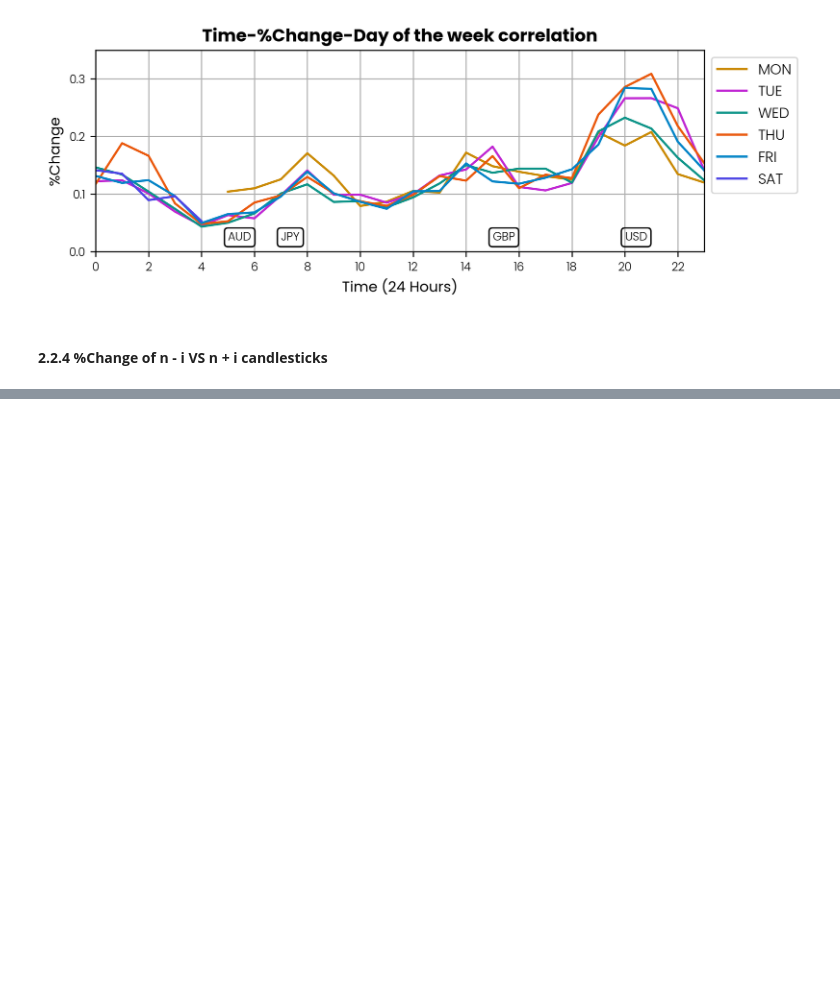
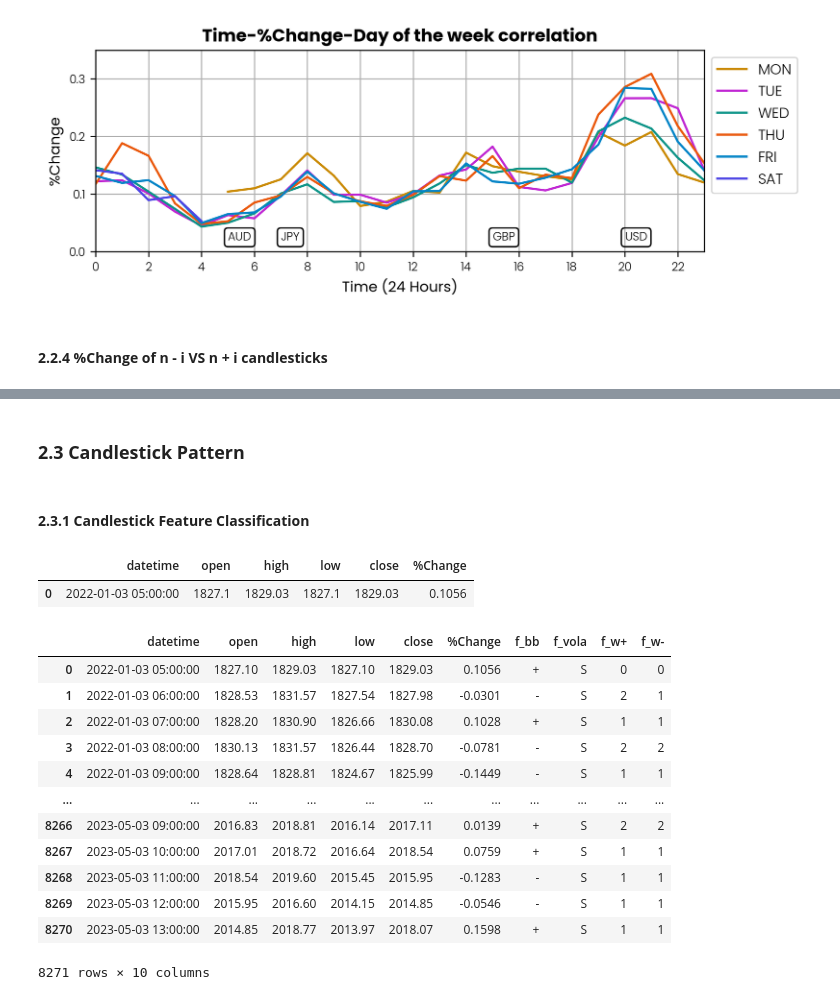
Before and after one commit to Pinkshepz/Enterprise, a Jupyter notebook: 03_Analytics/analytics.ipynb, the cells around one changed output, grey strips where cells are left out. Saved outputs shown, nothing was run; the diff lists cells and outputs as text; code cells hidden in the pictures; blank space fills up the shorter version.

```diff
--- a/03_Analytics/analytics.ipynb
+++ b/03_Analytics/analytics.ipynb
@@ -377,0 +421,48 @@ plt.subplots_adjust(right=1.5)
+# %% [markdown]
+### **2.3 Candlestick Pattern**
+# %% [markdown]
+#### **2.3.1 Candlestick Feature Classification**
+# %%
+DF_XAUUSD.head(1)
+# %% [output]
+|  | datetime | open | high | low | close | %Change |
+| 0 | 2022-01-03 05:00:00 | 1827.1 | 1829.03 | 1827.1 | 1829.03 | 0.1056 |
+# %%
+# implement features
+DFX_XAUUSD = DF_XAUUSD.iloc[:, :]
+
+## 1. bullish = +, bearish = -
+DFX_XAUUSD['f_bb'] = DFX_XAUUSD['%Change'].apply(lambda x: '+' if x >= 0 else '-')
+
+## 2. %volatility S M L XL
+vola_bins = [0, 0.25, 0.50, 1.00, np.inf]
+vola_labels = ['S', 'M', 'L', 'XL']
+
+DFX_XAUUSD['f_vola'] = pd.cut(abs(DFX_XAUUSD['%Change']), bins=vola_bins, labels=vola_labels)
+
+## 3. wick patterns
+wick_bins = [-1, 0, 1, np.inf]
+wick_labels = [0, 1, 2]
+f_candle = DFX_XAUUSD[['open', 'high', 'low', 'close']].apply(lambda x: sorted(x)[2] - sorted(x)[1], axis=1)
+DFX_XAUUSD['f_w+'] = pd.cut(DFX_XAUUSD[['open', 'high', 'low', 'close']].apply(
+    lambda x: sorted(x)[3] - sorted(x)[2], axis=1) / f_candle,
+    bins=wick_bins, labels=wick_labels)
+DFX_XAUUSD['f_w-'] = pd.cut(DFX_XAUUSD[['open', 'high', 'low', 'close']].apply(
+    lambda x: sorted(x)[1] - sorted(x)[0], axis=1) / f_candle,
+    bins=wick_bins, labels=wick_labels)
+
+DFX_XAUUSD
+# %% [output]
+|  | datetime | open | high | low | close | %Change | f_bb | f_vola | f_w+ | f_w- |
+| 0 | 2022-01-03 05:00:00 | 1827.10 | 1829.03 | 1827.10 | 1829.03 | 0.1056 | + | S | 0 | 0 |
+| 1 | 2022-01-03 06:00:00 | 1828.53 | 1831.57 | 1827.54 | 1827.98 | -0.0301 | - | S | 2 | 1 |
+| 2 | 2022-01-03 07:00:00 | 1828.20 | 1830.90 | 1826.66 | 1830.08 | 0.1028 | + | S | 1 | 1 |
+| 3 | 2022-01-03 08:00:00 | 1830.13 | 1831.57 | 1826.44 | 1828.70 | -0.0781 | - | S | 2 | 2 |
+| 4 | 2022-01-03 09:00:00 | 1828.64 | 1828.81 | 1824.67 | 1825.99 | -0.1449 | - | S | 1 | 1 |
+| ... | ... | ... | ... | ... | ... | ... | ... | ... | ... | ... |
+| 8266 | 2023-05-03 09:00:00 | 2016.83 | 2018.81 | 2016.14 | 2017.11 | 0.0139 | + | S | 2 | 2 |
+| 8267 | 2023-05-03 10:00:00 | 2017.01 | 2018.72 | 2016.64 | 2018.54 | 0.0759 | + | S | 1 | 1 |
+| 8268 | 2023-05-03 11:00:00 | 2018.54 | 2019.60 | 2015.45 | 2015.95 | -0.1283 | - | S | 1 | 1 |
+| 8269 | 2023-05-03 12:00:00 | 2015.95 | 2016.60 | 2014.15 | 2014.85 | -0.0546 | - | S | 1 | 1 |
+| 8270 | 2023-05-03 13:00:00 | 2014.85 | 2018.77 | 2013.97 | 2018.07 | 0.1598 | + | S | 1 | 1 |
+8271 rows × 10 columns
```
Also changed, not shown: parts of 5 cells of this notebook, 6 other files.
